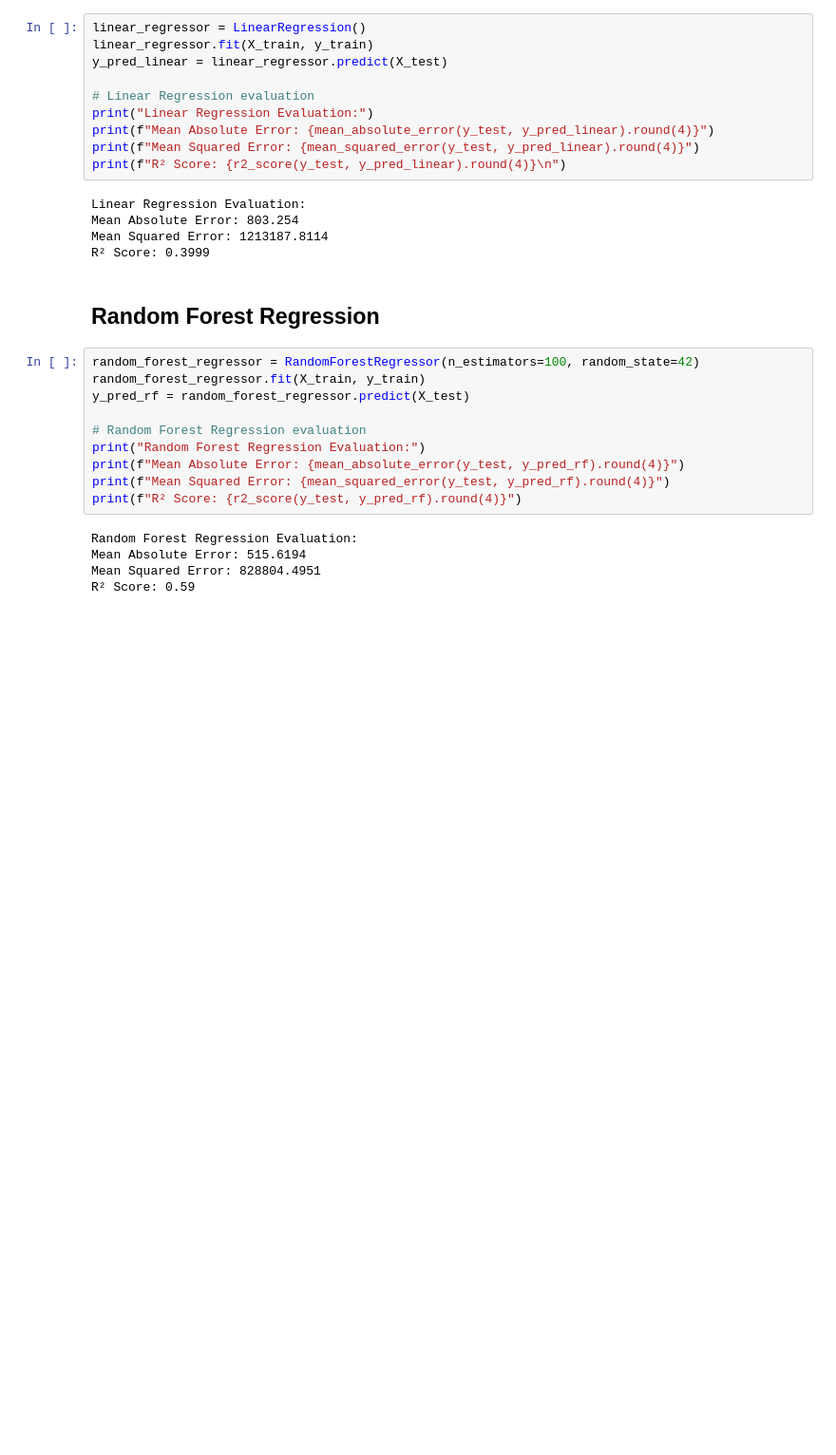
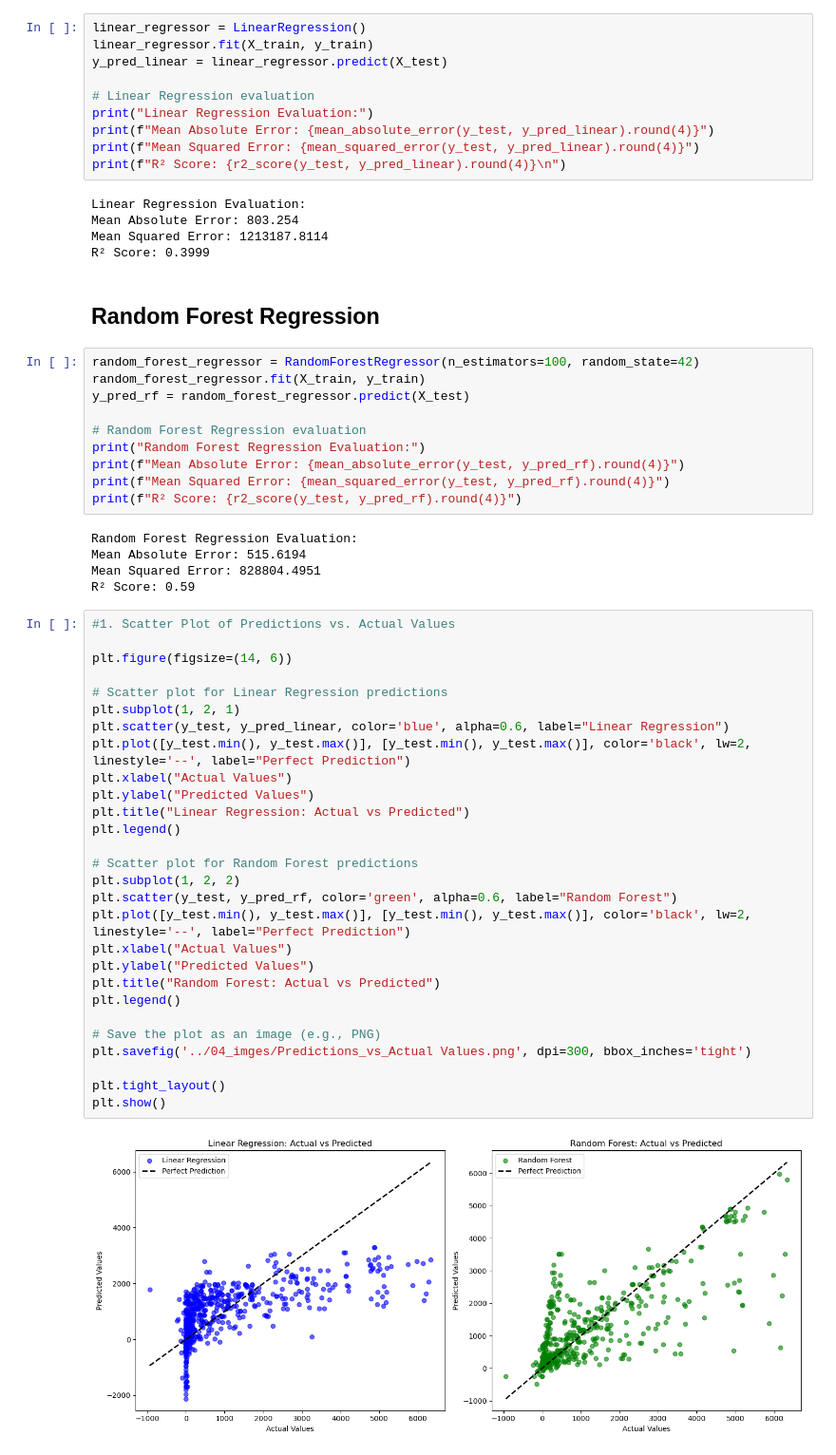
Before and after one commit to ammanuelfw/my_dsbc_projects_git, a Jupyter notebook: 03_Capstone_3/02_Notebooks/Capstone_3_Oil_Profitability_Analysis_PreProc_n_Model_AFW.ipynb, the cells around one changed output. Shown at 95% size. Drawn from its saved outputs; the diff is of its cells as text; blank space fills up the shorter version.

```diff
--- a/03_Capstone_3/02_Notebooks/Capstone_3_Oil_Profitability_Analysis_PreProc_n_Model_AFW.ipynb
+++ b/03_Capstone_3/02_Notebooks/Capstone_3_Oil_Profitability_Analysis_PreProc_n_Model_AFW.ipynb
@@ -272,3 +272,33 @@ Random Forest Regression Evaluation:
 Mean Absolute Error: 515.6194
 Mean Squared Error: 828804.4951
 R² Score: 0.59
+# %%
+#1. Scatter Plot of Predictions vs. Actual Values
+
+plt.figure(figsize=(14, 6))
+
+# Scatter plot for Linear Regression predictions
+plt.subplot(1, 2, 1)
+plt.scatter(y_test, y_pred_linear, color='blue', alpha=0.6, label="Linear Regression")
+plt.plot([y_test.min(), y_test.max()], [y_test.min(), y_test.max()], color='black', lw=2, linestyle='--', label="Perfect Prediction")
+plt.xlabel("Actual Values")
+plt.ylabel("Predicted Values")
+plt.title("Linear Regression: Actual vs Predicted")
+plt.legend()
+
+# Scatter plot for Random Forest predictions
+plt.subplot(1, 2, 2)
+plt.scatter(y_test, y_pred_rf, color='green', alpha=0.6, label="Random Forest")
+plt.plot([y_test.min(), y_test.max()], [y_test.min(), y_test.max()], color='black', lw=2, linestyle='--', label="Perfect Prediction")
+plt.xlabel("Actual Values")
+plt.ylabel("Predicted Values")
+plt.title("Random Forest: Actual vs Predicted")
+plt.legend()
+
+# Save the plot as an image (e.g., PNG)
+plt.savefig('../04_imges/Predictions_vs_Actual Values.png', dpi=300, bbox_inches='tight')
+
+plt.tight_layout()
+plt.show()
+# %% [output]
+[figure, added]
```
Also changed, not shown: parts of 2 cells of this notebook.
